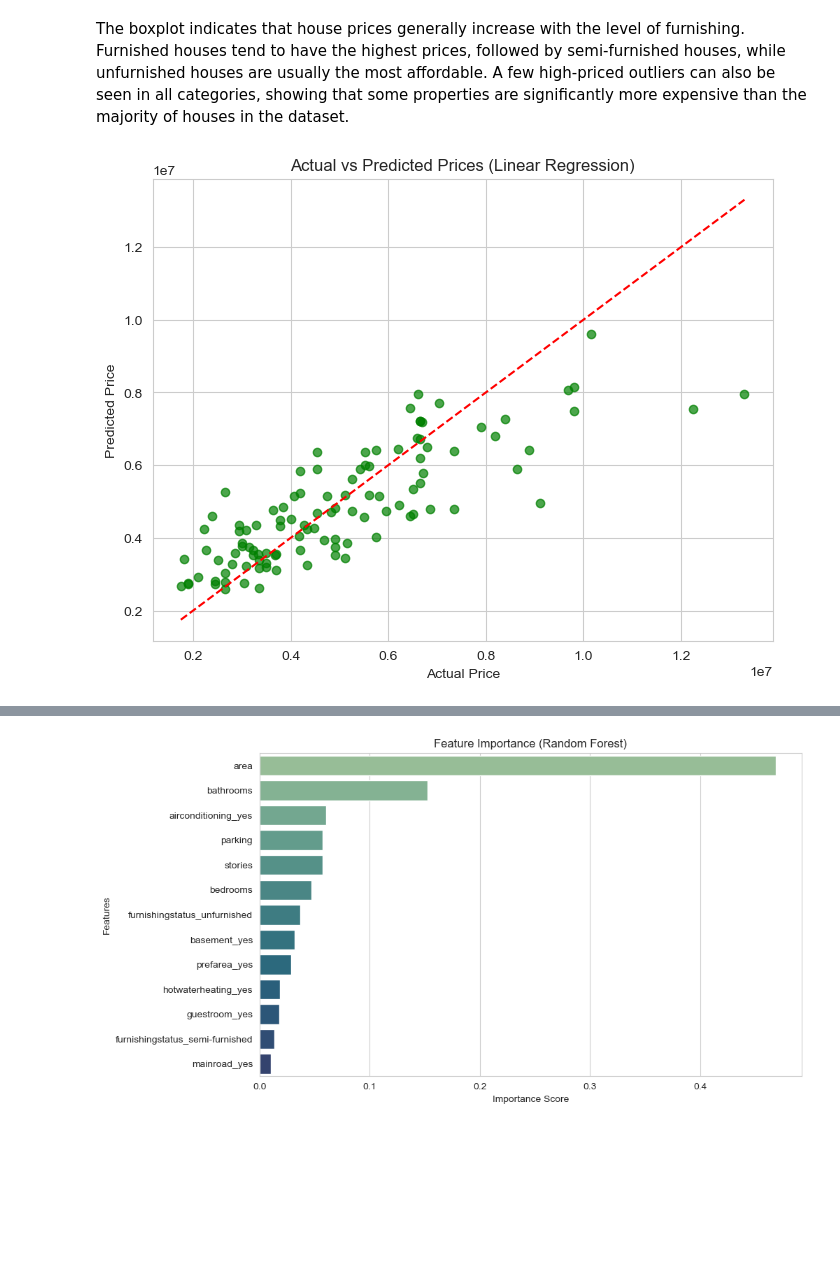
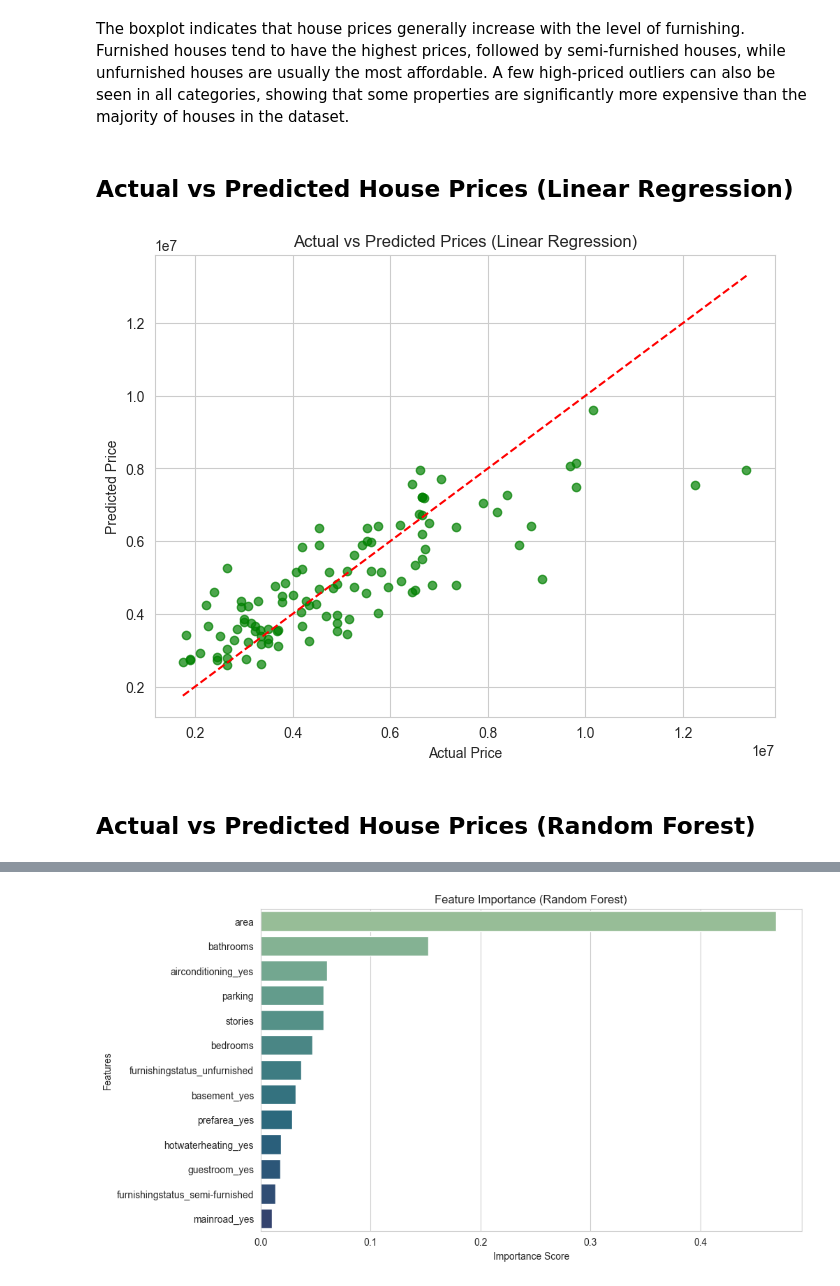
Before and after one commit to mohamadzuheer6-gif/HousePricePrediction, a Jupyter notebook: analysis.ipynb, the cells around one changed output, grey strips where cells are left out. Saved outputs shown, nothing was run; the diff lists cells and outputs as text; code cells hidden in the pictures; blank space fills up the shorter version.

```diff
--- a/analysis.ipynb
+++ b/analysis.ipynb
@@ -222,21 +277,29 @@ plt.show()
 # %% [markdown]
 The boxplot indicates that house prices generally increase with the level of furnishing. Furnished houses tend to have the highest prices, followed by semi-furnished houses, while unfurnished houses are usually the most affordable. A few high-priced outliers can also be seen in all categories, showing that some properties are significantly more expensive than the majority of houses in the dataset.
+# %% [markdown]
+## Actual vs Predicted House Prices (Linear Regression)
 # %%
+# Compare actual and predicted house prices
 plt.figure(figsize=(8,6))
 
-plt.scatter(y_test, lr_preds, alpha=0.7, color='Green')
+plt.scatter(y_test, lr_preds, alpha=0.7, color='green')
 
+# Add reference line for perfect predictions
 plt.plot(
     [y_test.min(), y_test.max()],
     [y_test.min(), y_test.max()],
     'r--'
 )
 
+# Add labels and title
 plt.xlabel("Actual Price")
 plt.ylabel("Predicted Price")
 plt.title("Actual vs Predicted Prices (Linear Regression)")
 
+# Display the plot
 plt.show()
 # %% [output]
-[figure, old version]
+[figure, new version]
+# %% [markdown]
+## Actual vs Predicted House Prices (Random Forest)
 # %%
```
Also changed, not shown: parts of 24 cells of this notebook, 4 other files.
